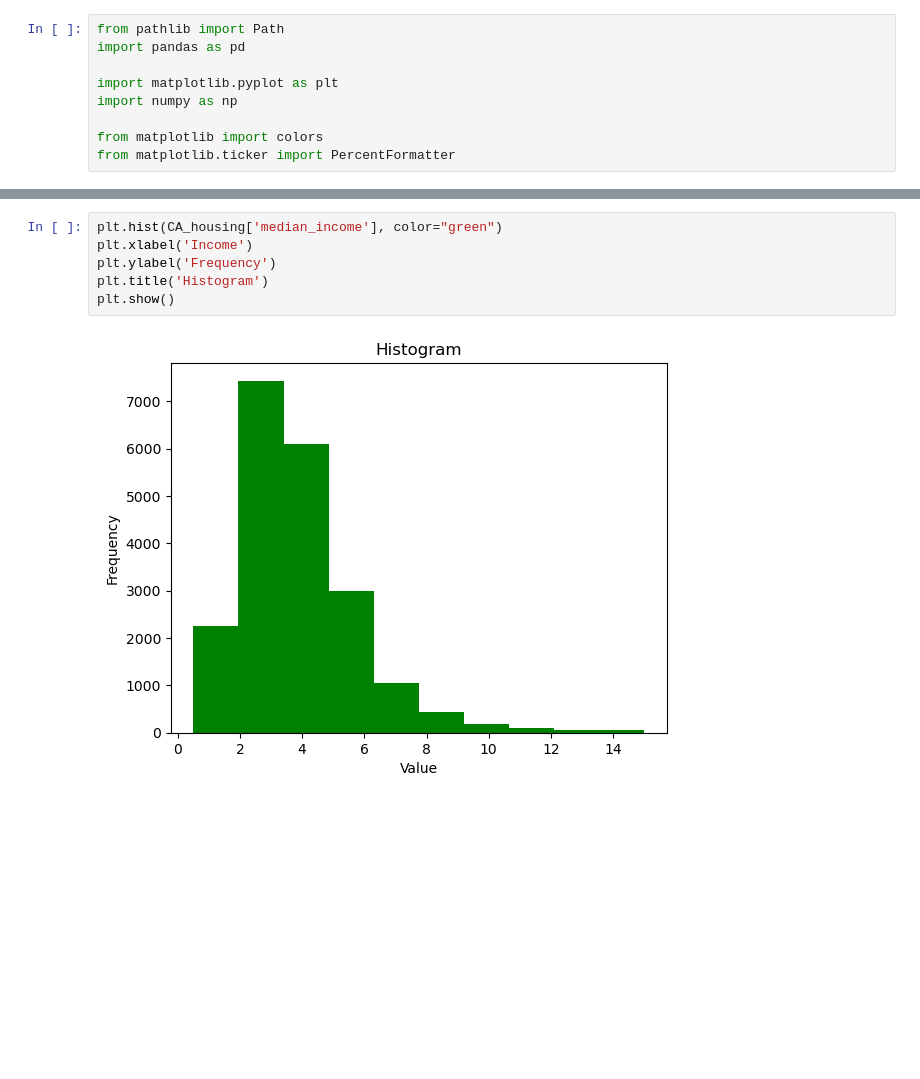
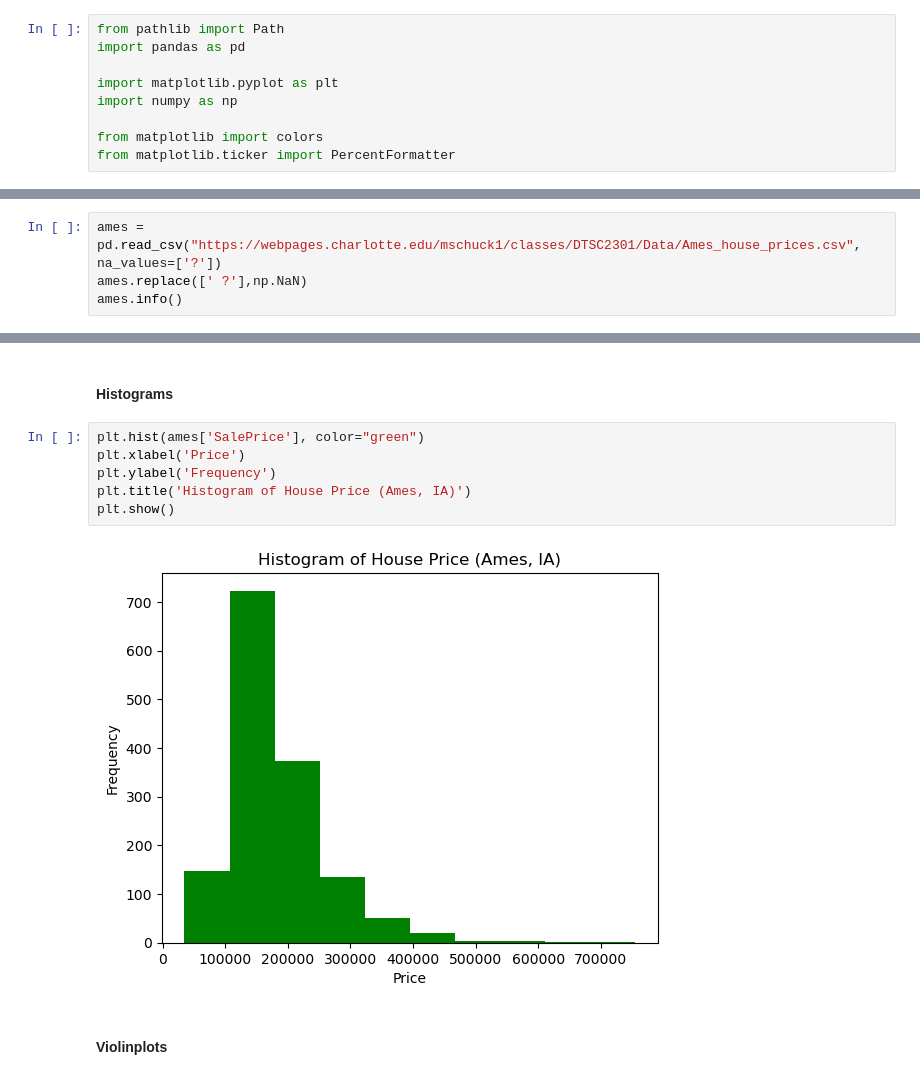
Before and after one commit to schuckers/DTSC2301, a Jupyter notebook: Code/UnivariateSummaries.ipynb, the cells around one changed output, grey strips where cells are left out. Saved outputs shown, nothing was run; the diff lists cells and outputs as text; blank space fills up the shorter version.

```diff
--- a/Code/UnivariateSummaries.ipynb
+++ b/Code/UnivariateSummaries.ipynb
@@ -43,0 +23,4 @@ memory usage: 2.4+ MB
+# %%
+ames = pd.read_csv("https://webpages.charlotte.edu/mschuck1/classes/DTSC2301/Data/Ames_house_prices.csv", na_values=['?'])
+ames.replace([' ?'],np.NaN)
+ames.info()
@@ -44,8 +45,12 @@ memory usage: 2.4+ MB
+# %% [markdown]
+#### Histograms
 # %%
-plt.hist(CA_housing['median_income'], color="green")
-plt.xlabel('Income')
+plt.hist(ames['SalePrice'], color="green")
+plt.xlabel('Price')
 plt.ylabel('Frequency')
-plt.title('Histogram')
+plt.title('Histogram of House Price (Ames, IA)')
 plt.show()
 # %% [output]
-[figure, old version]
+[figure, new version]
+# %% [markdown]
+#### Violinplots
```
Also changed, not shown: parts of 21 cells of this notebook, 1 other file.
